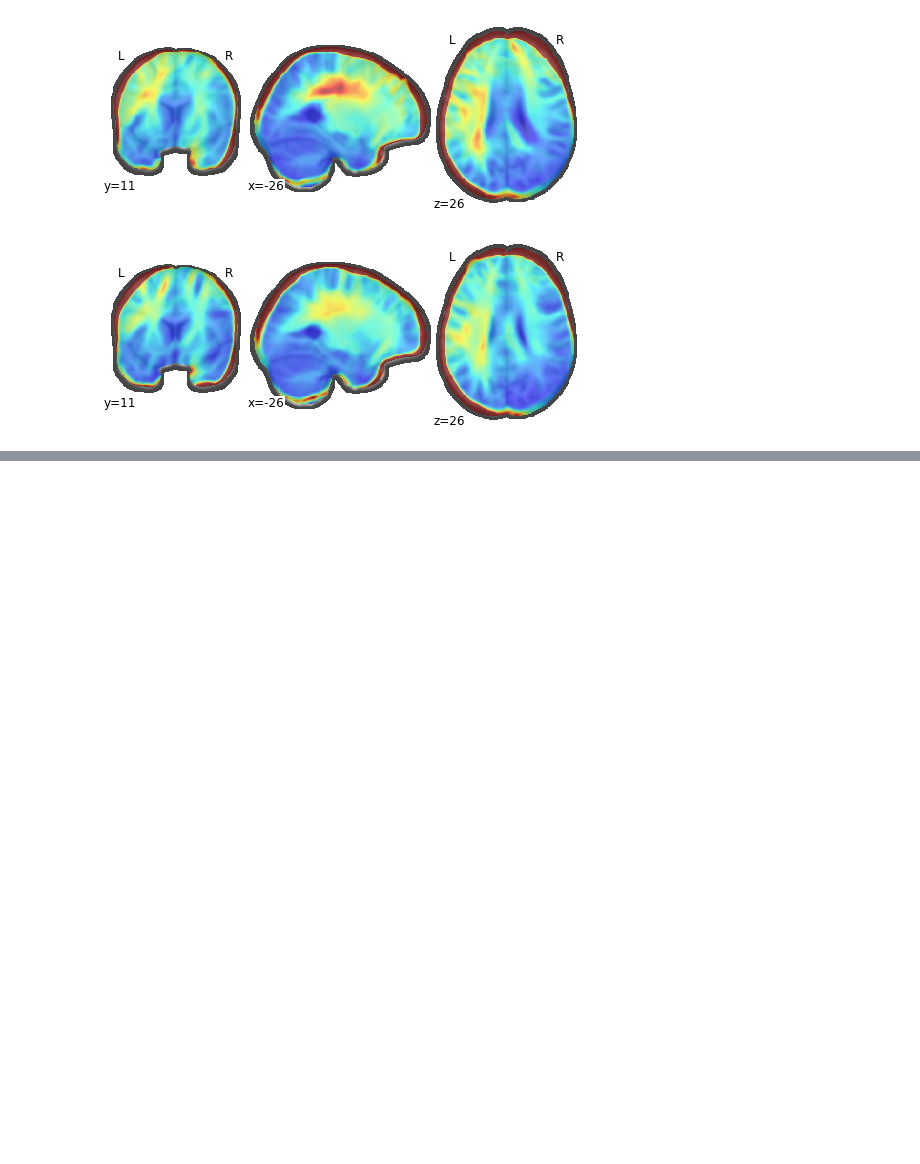
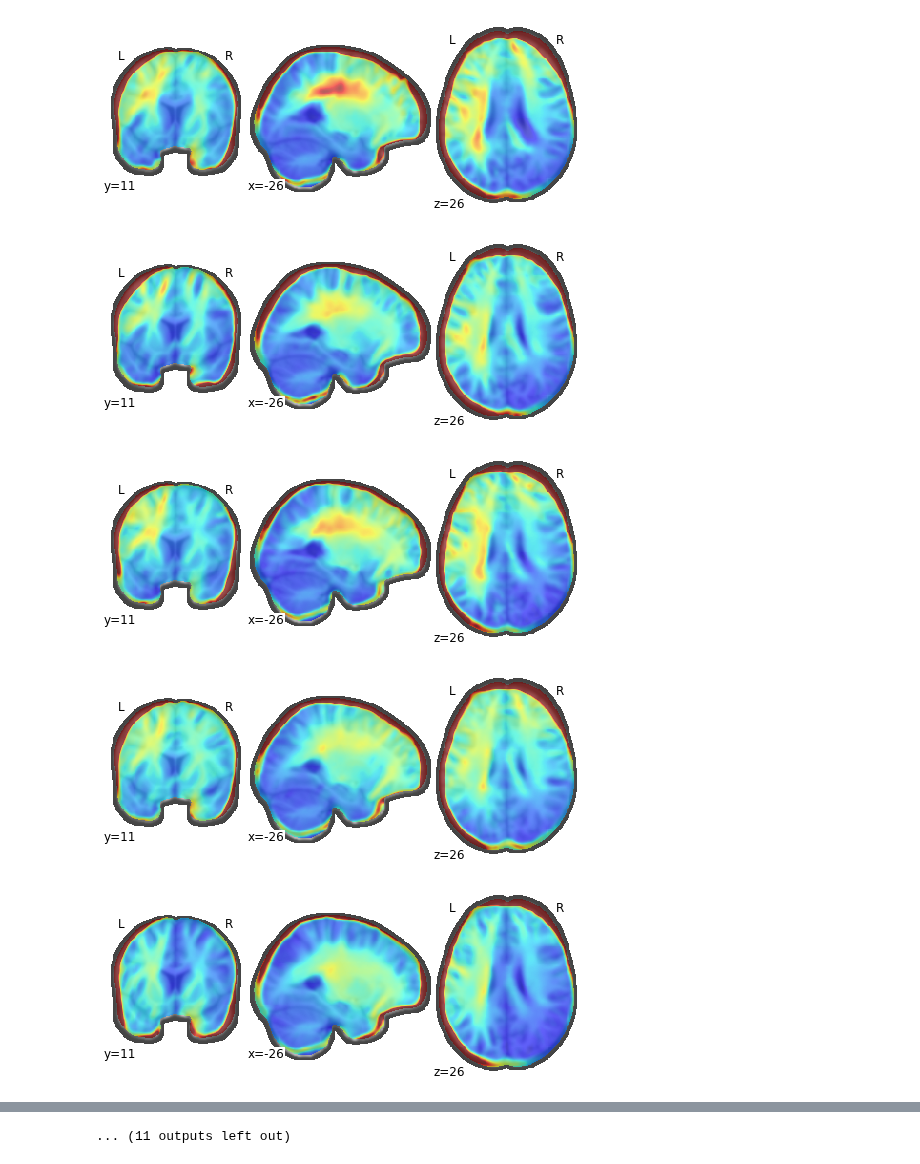
Before and after one commit to davide-aloi/wp1_2_roast, a Jupyter notebook: wp2a_roast_dcm_analysis.ipynb, the cells around one changed output, grey strips where cells are left out. Cells and saved outputs as stored; diff of their text form; code cells hidden in the pictures; blank space fills up the shorter version.

```diff
--- a/wp2a_roast_dcm_analysis.ipynb
+++ b/wp2a_roast_dcm_analysis.ipynb
@@ -13,7 +13,7 @@ bck_img_map = image.load_img(os.path.join(main_folder, 'MNI152_T1_1mm_Brain.nii'
 #subjects = ['01','02','03','04','06','07','08','09','10','11','12','13','14','15','16','17','18','19','20','22','23','24']
 subjects = ['01','02','03','04','07','08','09','10','11','12','13','14','15','16','17','18','19','20','22','23','24']
 
-subjects = ['01','02']
+#subjects = ['01','02']
 
 dcm_data_day1_path = os.path.join(main_folder,'Day1_all_EPvalues.mat') #mat file with DCM results of day 1
 dcm_data_day1 = scipy.io.loadmat(dcm_data_day1_path)
@@ -31,6 +31,8 @@ pos_dcm_res = 0 #Position of the DCM results for subject 1, day 1 (anodal)
 # Where I'll save m1 self connections and all th->m1
 all_m1selfcon = []
 all_thm1 = []
+all_thselfcon = []
+all_m1th = []
 
 # Where I'll save emag values for m1 and th for each subject (means, medians, max values)
 all_m1_emag_means = []
@@ -72,15 +74,21 @@ for sbj in subjects:
     this_dcm = np.array(dcm_data_day1['ALLEP'][0][pos_dcm_res].todense().reshape((4,4)))
     #print(this_dcm) # If you want to see the whole connectivity matrix for each subject
 
-    # I am only interested in m1 self connectivity and th->m1
+    # DCM connectivities I'm interested in
     m1m1 = this_dcm[0][0]
     thm1 = this_dcm[0][1]
+    thth = this_dcm[1][1]
+    m1th = this_dcm[1][0]
 
-    # Saving the values
+    # Saving the DCM values into separate lists
     all_m1selfcon.append(m1m1)
     all_thm1.append(thm1)
+    all_m1th.append(m1th)
+    all_thselfcon.append(thth)
 
     print('M1<->M1 connectivity: ' + str(m1m1))
+    print('Th<->Th connectivity: ' + str(thth))
+    print('M1<->th connectivity: ' + str(m1th))
     print('Th<->M1 connectivity: ' + str(thm1))
 
     # Calculating the mean of the electric field intensity for M1 and TH
@@ -101,7 +109,7 @@ for sbj in subjects:
     th_emag_max = np.nanmax(emag_masked_th_nans)
 
 
-    # Saving the values
+    # Saving means, medians and max values into lists
     all_m1_emag_means.append(m1_emag_mean)
     all_th_emag_means.append(th_emag_mean)
     all_m1_emag_medians.append(m1_emag_median)
@@ -136,6 +144,28 @@ for sbj in subjects:
 
 
     pos_dcm_res += 3 #Moving to the next subject
+
+
+
+# Colorbar for the above brain plots
+import matplotlib as mpl
+import matplotlib.pyplot as plt
+
+fig, ax = plt.subplots(figsize=(10, 1))
+fig.subplots_adjust(bottom=0.5)
+
+cmap = mpl.cm.jet
+norm = mpl.colors.Normalize(vmin=0, vmax=0.3)
+
+fig.colorbar(mpl.cm.ScalarMappable(norm=norm, cmap=cmap),
+             cax=ax, orientation='horizontal', label='E-field magnitude (V/m)')
+
+
+# Saving results into two dictionaries
+emag_all_results = {'Medians M1': all_m1_emag_medians,'Medians Th': all_th_emag_medians,
+                    'Max values M1': all_m1_emag_max,'Max values Th': all_th_emag_max}
+
+dcm_all_results = {'M1M1': all_m1selfcon, 'M1Th': all_m1th, 'ThTh': all_thselfcon, 'ThM1': all_thm1}
 # %% [output]
 Analysing subject: 01
 Path: D:\roast-chapter3\wp2a_copy\sub-01
@@ -157,2 +187,5 @@ Max Electric field value in Th: 0.12048958593597558
 [figure]
 [figure]
+[figure, added]
+[figure, added]
+[figure, added]
@@ -158,0 +198 @@ Max Electric field value in Th: 0.12048958593597558
+... (11 outputs left out)
```
Also changed, not shown: parts of 8 cells of this notebook.
